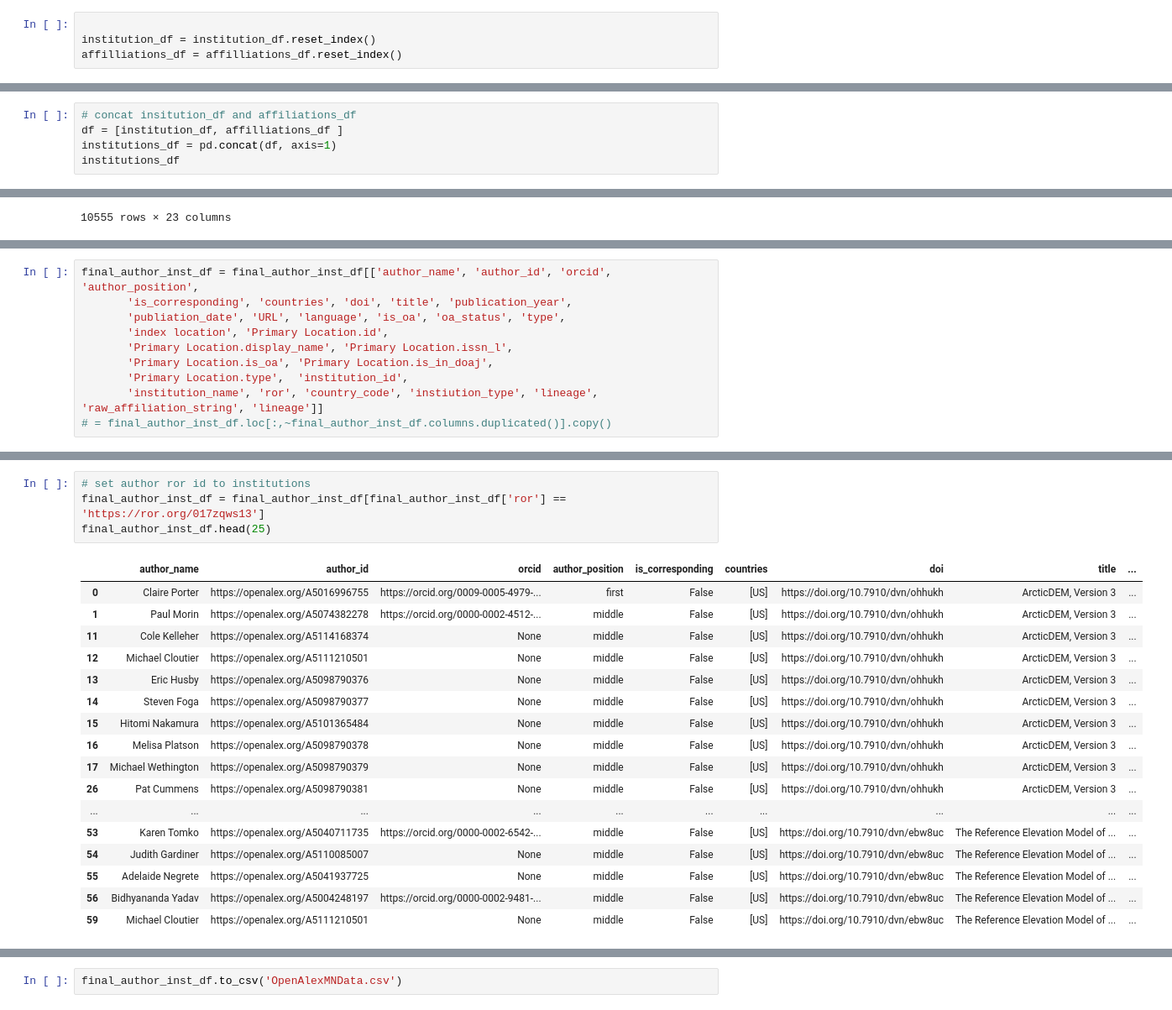
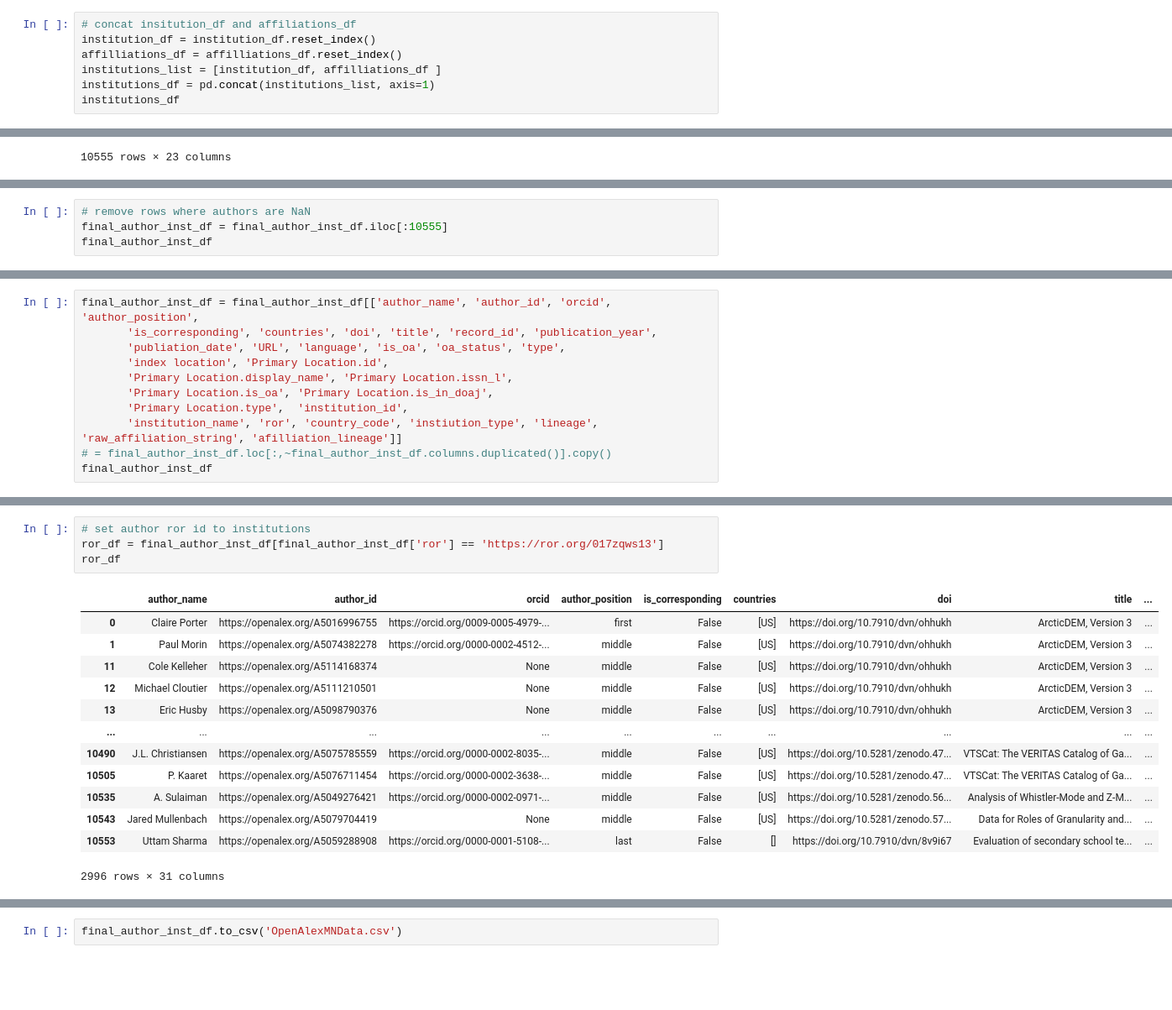
Before and after one commit to senderrr/OpenAlex, a Jupyter notebook: OpenAlex.ipynb, the cells around one changed output, grey strips where cells are left out. Shown at 84% size. Drawn from its saved outputs; the diff is of its cells as text; blank space fills up the shorter version.

```diff
--- a/OpenAlex.ipynb
+++ b/OpenAlex.ipynb
@@ -412,4 +366,7 @@ authors_df
 # %%
-
+# concat insitution_df and affiliations_df
 institution_df = institution_df.reset_index()
 affilliations_df = affilliations_df.reset_index()
+institutions_list = [institution_df, affilliations_df ]
+institutions_df = pd.concat(institutions_list, axis=1)
+institutions_df
@@ -416,5 +386,0 @@ affilliations_df = affilliations_df.reset_index()
-# %%
-# concat insitution_df and affiliations_df
-df = [institution_df, affilliations_df ]
-institutions_df = pd.concat(df, axis=1)
-institutions_df
@@ -545,0 +431,4 @@ Index(['index', 'author_name', 'author_id', 'orcid', 'author_position',
+# %%
+# remove rows where authors are NaN
+final_author_inst_df = final_author_inst_df.iloc[:10555]
+final_author_inst_df
@@ -546,10 +454,11 @@ Index(['index', 'author_name', 'author_id', 'orcid', 'author_position',
 # %%
 final_author_inst_df = final_author_inst_df[['author_name', 'author_id', 'orcid', 'author_position',
-       'is_corresponding', 'countries', 'doi', 'title', 'publication_year',
+       'is_corresponding', 'countries', 'doi', 'title', 'record_id', 'publication_year',
        'publiation_date', 'URL', 'language', 'is_oa', 'oa_status', 'type',
        'index location', 'Primary Location.id',
        'Primary Location.display_name', 'Primary Location.issn_l',
        'Primary Location.is_oa', 'Primary Location.is_in_doaj',
        'Primary Location.type',  'institution_id',
-       'institution_name', 'ror', 'country_code', 'instiution_type', 'lineage', 'raw_affiliation_string', 'lineage']]
+       'institution_name', 'ror', 'country_code', 'instiution_type', 'lineage', 'raw_affiliation_string', 'afilliation_lineage']]
 # = final_author_inst_df.loc[:,~final_author_inst_df.columns.duplicated()].copy()
+final_author_inst_df
@@ -556,22 +479,18 @@ final_author_inst_df = final_author_inst_df[['author_name', 'author_id', 'orcid'
 # %%
 # set author ror id to institutions
-final_author_inst_df = final_author_inst_df[final_author_inst_df['ror'] == 'https://ror.org/017zqws13']
-final_author_inst_df.head(25)
+ror_df = final_author_inst_df[final_author_inst_df['ror'] == 'https://ror.org/017zqws13']
+ror_df
 # %% [output]
 |  | author_name | author_id | orcid | author_position | is_corresponding | countries | doi | title | ... |
 | 0 | Claire Porter | https://openalex.org/A5016996755 | https://orcid.org/0009-0005-4979-... | first | False | [US] | https://doi.org/10.7910/dvn/ohhukh | ArcticDEM, Version 3 | ... |
 | 1 | Paul Morin | https://openalex.org/A5074382278 | https://orcid.org/0000-0002-4512-... | middle | False | [US] | https://doi.org/10.7910/dvn/ohhukh | ArcticDEM, Version 3 | ... |
 | 11 | Cole Kelleher | https://openalex.org/A5114168374 | None | middle | False | [US] | https://doi.org/10.7910/dvn/ohhukh | ArcticDEM, Version 3 | ... |
 | 12 | Michael Cloutier | https://openalex.org/A5111210501 | None | middle | False | [US] | https://doi.org/10.7910/dvn/ohhukh | ArcticDEM, Version 3 | ... |
 | 13 | Eric Husby | https://openalex.org/A5098790376 | None | middle | False | [US] | https://doi.org/10.7910/dvn/ohhukh | ArcticDEM, Version 3 | ... |
-| 14 | Steven Foga | https://openalex.org/A5098790377 | None | middle | False | [US] | https://doi.org/10.7910/dvn/ohhukh | ArcticDEM, Version 3 | ... |
-| 15 | Hitomi Nakamura | https://openalex.org/A5101365484 | None | middle | False | [US] | https://doi.org/10.7910/dvn/ohhukh | ArcticDEM, Version 3 | ... |
-| 16 | Melisa Platson | https://openalex.org/A5098790378 | None | middle | False | [US] | https://doi.org/10.7910/dvn/ohhukh | ArcticDEM, Version 3 | ... |
-| 17 | Michael Wethington | https://openalex.org/A5098790379 | None | middle | False | [US] | https://doi.org/10.7910/dvn/ohhukh | ArcticDEM, Version 3 | ... |
-| 26 | Pat Cummens | https://openalex.org/A5098790381 | None | middle | False | [US] | https://doi.org/10.7910/dvn/ohhukh | ArcticDEM, Version 3 | ... |
 | ... | ... | ... | ... | ... | ... | ... | ... | ... | ... |
-| 53 | Karen Tomko | https://openalex.org/A5040711735 | https://orcid.org/0000-0002-6542-... | middle | False | [US] | https://doi.org/10.7910/dvn/ebw8uc | The Reference Elevation Model of ... | ... |
-| 54 | Judith Gardiner | https://openalex.org/A5110085007 | None | middle | False | [US] | https://doi.org/10.7910/dvn/ebw8uc | The Reference Elevation Model of ... | ... |
-| 55 | Adelaide Negrete | https://openalex.org/A5041937725 | None | middle | False | [US] | https://doi.org/10.7910/dvn/ebw8uc | The Reference Elevation Model of ... | ... |
-| 56 | Bidhyananda Yadav | https://openalex.org/A5004248197 | https://orcid.org/0000-0002-9481-... | middle | False | [US] | https://doi.org/10.7910/dvn/ebw8uc | The Reference Elevation Model of ... | ... |
-| 59 | Michael Cloutier | https://openalex.org/A5111210501 | None | middle | False | [US] | https://doi.org/10.7910/dvn/ebw8uc | The Reference Elevation Model of ... | ... |
+| 10490 | J.L. Christiansen | https://openalex.org/A5075785559 | https://orcid.org/0000-0002-8035-... | middle | False | [US] | https://doi.org/10.5281/zenodo.47... | VTSCat: The VERITAS Catalog of Ga... | ... |
+| 10505 | P. Kaaret | https://openalex.org/A5076711454 | https://orcid.org/0000-0002-3638-... | middle | False | [US] | https://doi.org/10.5281/zenodo.47... | VTSCat: The VERITAS Catalog of Ga... | ... |
+| 10535 | A. Sulaiman | https://openalex.org/A5049276421 | https://orcid.org/0000-0002-0971-... | middle | False | [US] | https://doi.org/10.5281/zenodo.56... | Analysis of Whistler-Mode and Z-M... | ... |
+| 10543 | Jared Mullenbach | https://openalex.org/A5079704419 | None | middle | False | [US] | https://doi.org/10.5281/zenodo.57... | Data for Roles of Granularity and... | ... |
+| 10553 | Uttam Sharma | https://openalex.org/A5059288908 | https://orcid.org/0000-0001-5108-... | last | False | [] | https://doi.org/10.7910/dvn/8v9i67 | Evaluation of secondary school te... | ... |
+2996 rows × 31 columns
```
Also changed, not shown: parts of 23 cells of this notebook, 2 other files.
